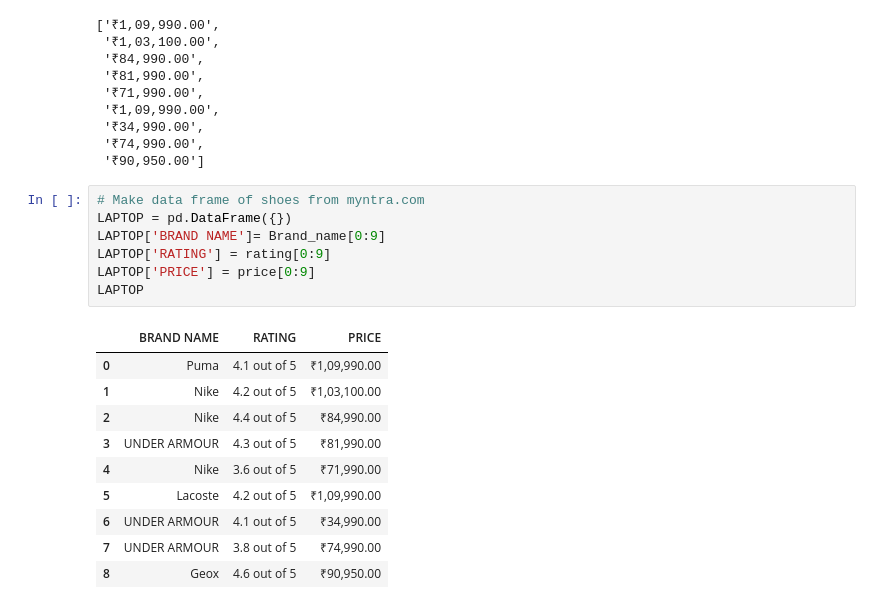
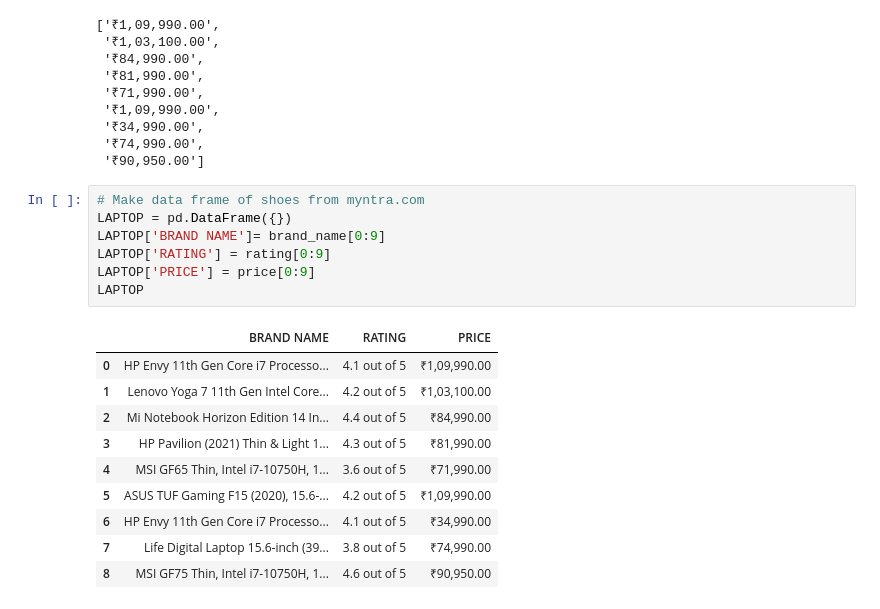
Before and after one commit to chaitali1992mygit/WEB-SCRAPING-ASSIGNMENT-2, a Jupyter notebook: WEB SCRAPING ASSIGNMENT 2.ipynb, the cells around one changed output. Saved outputs shown, nothing was run; the diff lists cells and outputs as text.

```diff
--- a/WEB SCRAPING ASSIGNMENT 2.ipynb
+++ b/WEB SCRAPING ASSIGNMENT 2.ipynb
@@ -905,18 +906,18 @@ price
 # %%
 # Make data frame of shoes from myntra.com
 LAPTOP = pd.DataFrame({})
-LAPTOP['BRAND NAME']= Brand_name[0:9]
+LAPTOP['BRAND NAME']= brand_name[0:9]
 LAPTOP['RATING'] = rating[0:9]
 LAPTOP['PRICE'] = price[0:9]
 LAPTOP
 # %% [output]
 |  | BRAND NAME | RATING | PRICE |
-| 0 | Puma | 4.1 out of 5 | ₹1,09,990.00 |
-| 1 | Nike | 4.2 out of 5 | ₹1,03,100.00 |
-| 2 | Nike | 4.4 out of 5 | ₹84,990.00 |
-| 3 | UNDER ARMOUR | 4.3 out of 5 | ₹81,990.00 |
-| 4 | Nike | 3.6 out of 5 | ₹71,990.00 |
-| 5 | Lacoste | 4.2 out of 5 | ₹1,09,990.00 |
-| 6 | UNDER ARMOUR | 4.1 out of 5 | ₹34,990.00 |
-| 7 | UNDER ARMOUR | 3.8 out of 5 | ₹74,990.00 |
-| 8 | Geox | 4.6 out of 5 | ₹90,950.00 |
+| 0 | HP Envy 11th Gen Core i7 Processo... | 4.1 out of 5 | ₹1,09,990.00 |
+| 1 | Lenovo Yoga 7 11th Gen Intel Core... | 4.2 out of 5 | ₹1,03,100.00 |
+| 2 | Mi Notebook Horizon Edition 14 In... | 4.4 out of 5 | ₹84,990.00 |
+| 3 | HP Pavilion (2021) Thin & Light 1... | 4.3 out of 5 | ₹81,990.00 |
+| 4 | MSI GF65 Thin, Intel i7-10750H, 1... | 3.6 out of 5 | ₹71,990.00 |
+| 5 | ASUS TUF Gaming F15 (2020), 15.6-... | 4.2 out of 5 | ₹1,09,990.00 |
+| 6 | HP Envy 11th Gen Core i7 Processo... | 4.1 out of 5 | ₹34,990.00 |
+| 7 | Life Digital Laptop 15.6-inch (39... | 3.8 out of 5 | ₹74,990.00 |
+| 8 | MSI GF75 Thin, Intel i7-10750H, 1... | 4.6 out of 5 | ₹90,950.00 |
```
Also changed, not shown: parts of 2 cells of this notebook.
